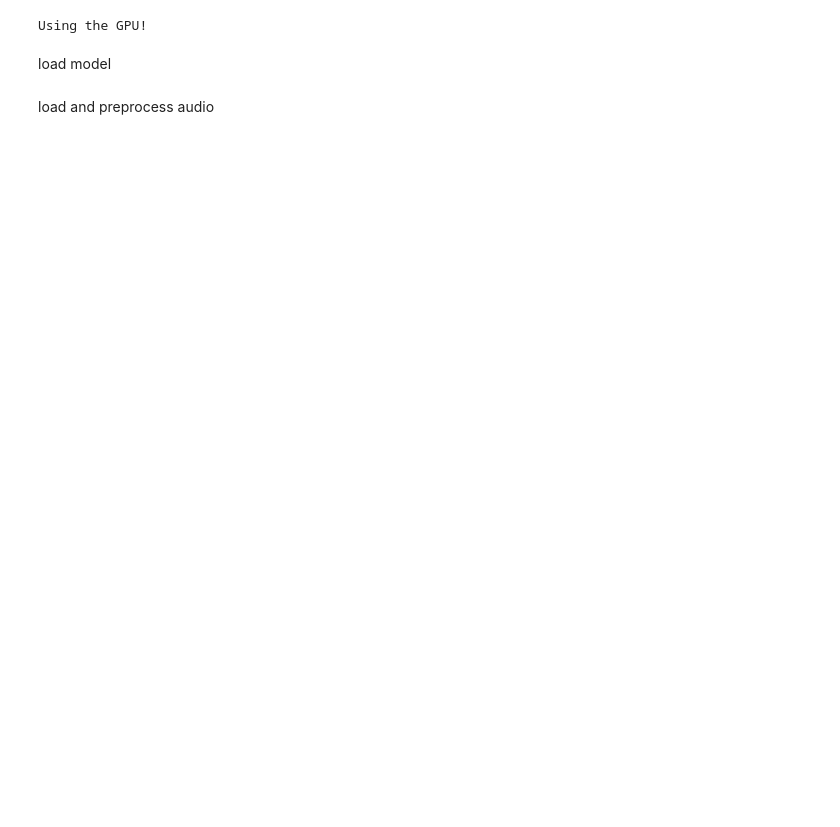
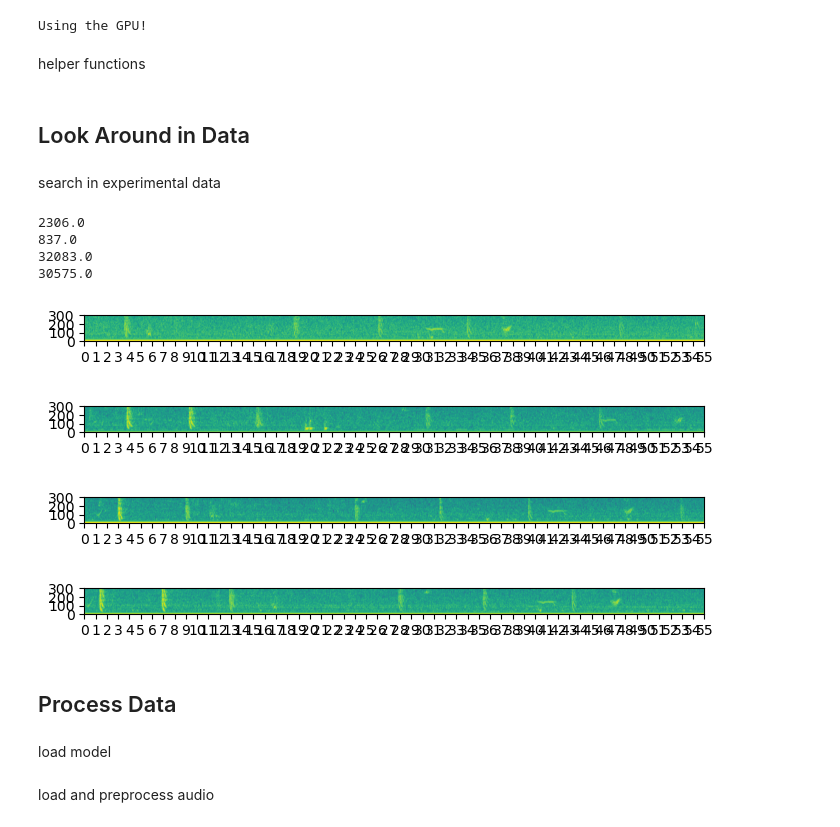
Before and after one commit to whoi-mars/Whale-Gunshot-Localization, a Jupyter notebook: evaluate/single_evaluation.ipynb, the cells around one changed output. Cells and saved outputs as stored; diff of their text form; code cells hidden in the pictures; blank space fills up the shorter version.

```diff
--- a/evaluate/single_evaluation.ipynb
+++ b/evaluate/single_evaluation.ipynb
@@ -19,2 +20,4 @@ from whale_gunshot_localization.models.tcn_archs import TCNRangeAndClassify
 # %% [output]
 Using the GPU!
+# %% [markdown]
+helper functions
@@ -21,3 +47,55 @@ Using the GPU!
+# %% [markdown]
+## Look Around in Data
+# %% [markdown]
+search in experimental data
+# %%
+## Settings
+chunk_size = 55
+timestamp = '2023-04-06 13:29:10'
+
+# object to read timestamp from WAV file
+WR = WAVReader(sensors=config['TOSSIT']['ids'], chunk_size=chunk_size, fs_desired=config['signal']['fs'])
+
+success, file_list, data = WR.get_audio(timestamp=np.datetime64(timestamp))
+
+rows = int(np.floor(np.sqrt(data.shape[0])));
+columns = int(np.ceil(data.shape[0]/rows));
+# f, axs = plt.subplots(rows,columns)
+c = 0
+# for ax1 in axs:
+#     for ax2 in ax1:
+for i in range(4):
+    fig = plt.figure()
+    ax2 = fig.gca()
+    spect = to_spect(np.asarray(data[c,...])).squeeze()
+    ax2.imshow(spect)
+
+    # set x ticks
+    x_tick_labels = np.arange(0, chunk_size + 1, 1)
+    old_range_x = [0, chunk_size]
+    new_range_x = [0, spect.shape[1]]
+    ax2.set_xticks([convert_range(old_range_x, new_range_x, val) for val in x_tick_labels])
+    ax2.set_xticklabels([int(val) if val.is_integer() else val for val in x_tick_labels])
+
+    # set y ticks
+    y_tick_labels = np.arange(0, config['signal']['fs'] / 2 + 1, 100)
+    old_range_y = [0, config['signal']['fs'] / 2]
+    new_range_y = [0, spect.shape[0]]
+    ax2.set_yticks([convert_range(old_range_y, new_range_y, val) for val in y_tick_labels])
+    ax2.set_yticklabels(reversed([int(val) if val.is_integer() else val for val in y_tick_labels]))
+
+    c += 1
+# %% [output]
+2306.0
+837.0
+32083.0
+30575.0
+[figure, added]
+[figure, added]
+[figure, added]
+[figure, added]
+# %% [markdown]
+## Process Data
 # %%
 files = ['gunshot_1_1.wav','gunshot_1_2.wav','gunshot_1_3.wav','gunshot_1_4.wav']
 # %% [markdown]
```
Also changed, not shown: parts of 4 cells of this notebook.
